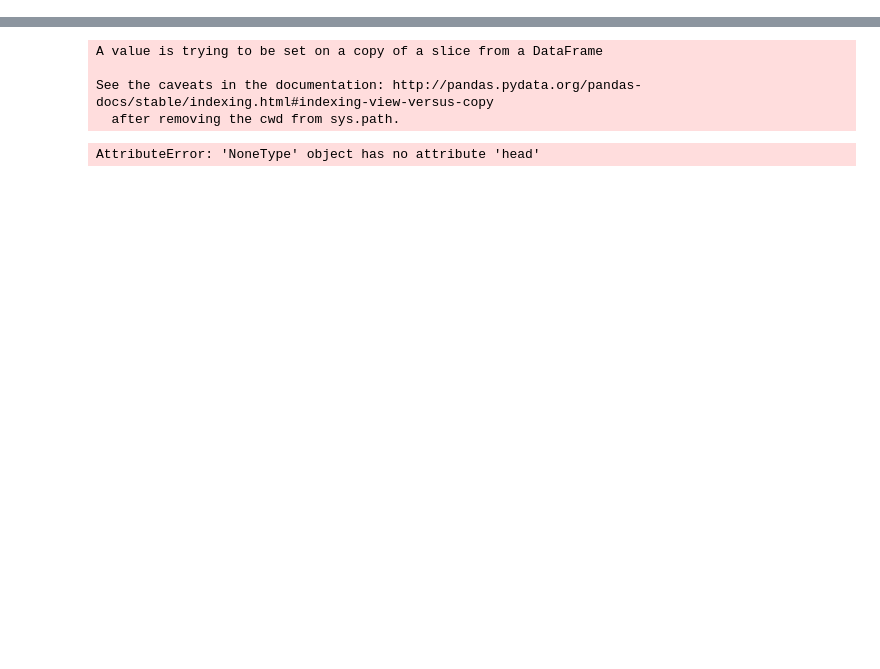
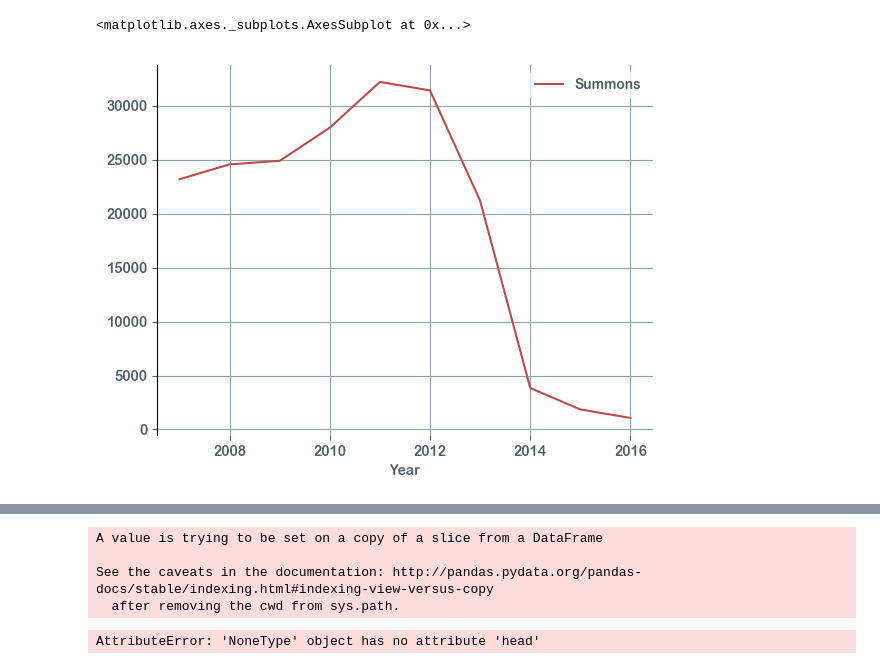
Before and after one commit to Palarisk/data-studio, a Jupyter notebook: code/04-summons/summons.ipynb, the cells around one changed output, grey strips where cells are left out. Saved outputs shown, nothing was run; the diff lists cells and outputs as text; code cells hidden in the pictures; blank space fills up the shorter version.

```diff
--- a/code/04-summons/summons.ipynb
+++ b/code/04-summons/summons.ipynb
@@ -34,0 +137,5 @@ df.plot()
+# %%
+df_allbike2[df_allbike2.Violation == 'BICYCLE ON SIDEWALK'].plot(x='Year', y='Summons')
+# %% [output]
+<matplotlib.axes._subplots.AxesSubplot at 0x...>
+[figure, added]
```
Also changed, not shown: parts of 47 cells of this notebook, 4 other files.
